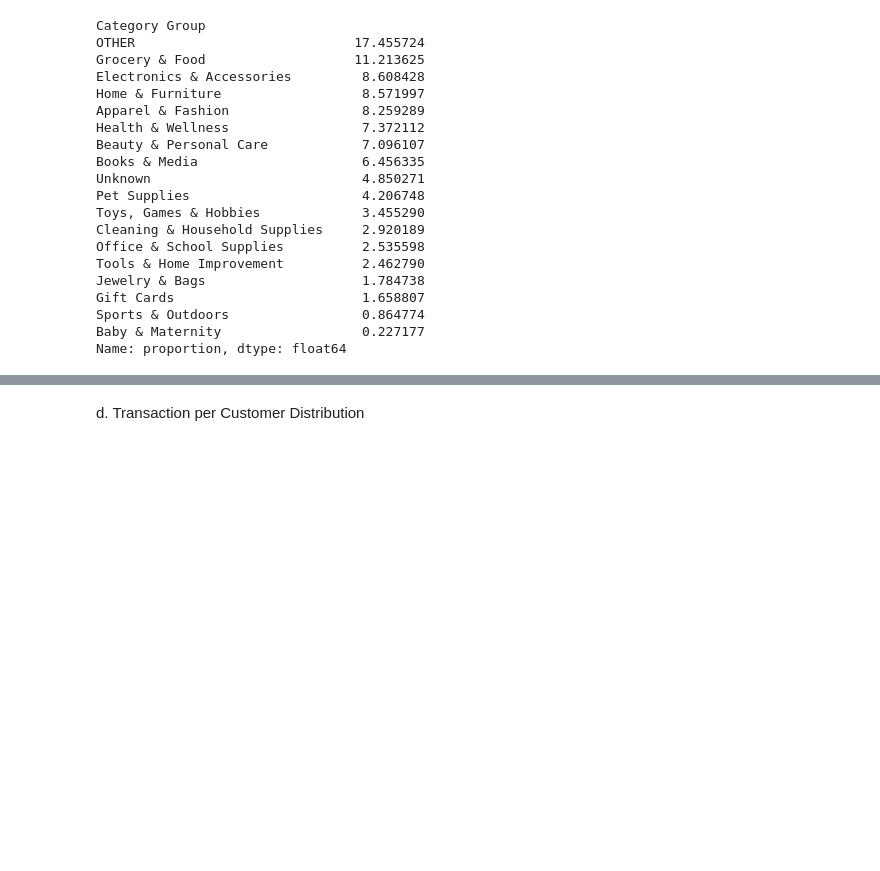
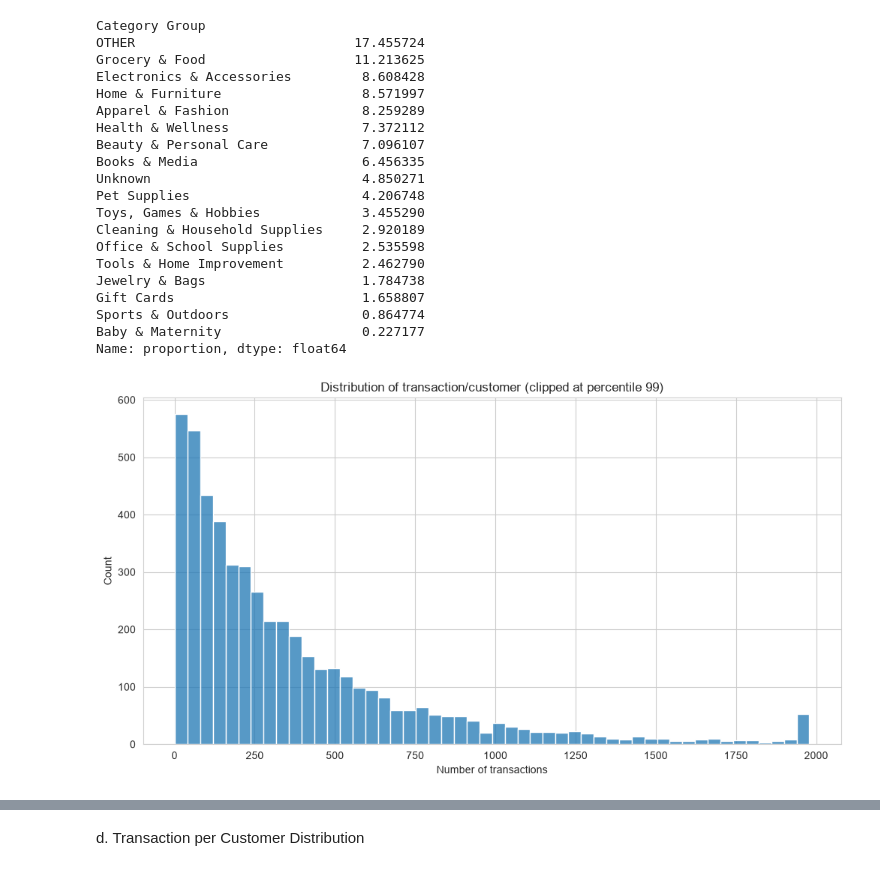
Before and after one commit to Verzol/amazon-customer-segmentation, a Jupyter notebook: notebooks/01_eda.ipynb, the cells around one changed output, grey strips where cells are left out. Cells and saved outputs as stored; diff of their text form; code cells hidden in the pictures; blank space fills up the shorter version.

```diff
--- a/notebooks/01_eda.ipynb
+++ b/notebooks/01_eda.ipynb
@@ -594,3 +378,11 @@ Gift Cards                        1.658807
 Sports & Outdoors                 0.864774
 Baby & Maternity                  0.227177
 Name: proportion, dtype: float64
+# %%
+plt.figure(figsize=(12,6))
+sns.histplot(txn_per_customer.clip(upper=txn_per_customer.quantile(0.99)), bins=50)
+plt.title("Distribution of transaction/customer (clipped at percentile 99)")
+plt.xlabel("Number of transactions")
+plt.show()
+# %% [output]
+[figure, added]
```
Also changed, not shown: parts of 12 cells of this notebook.
